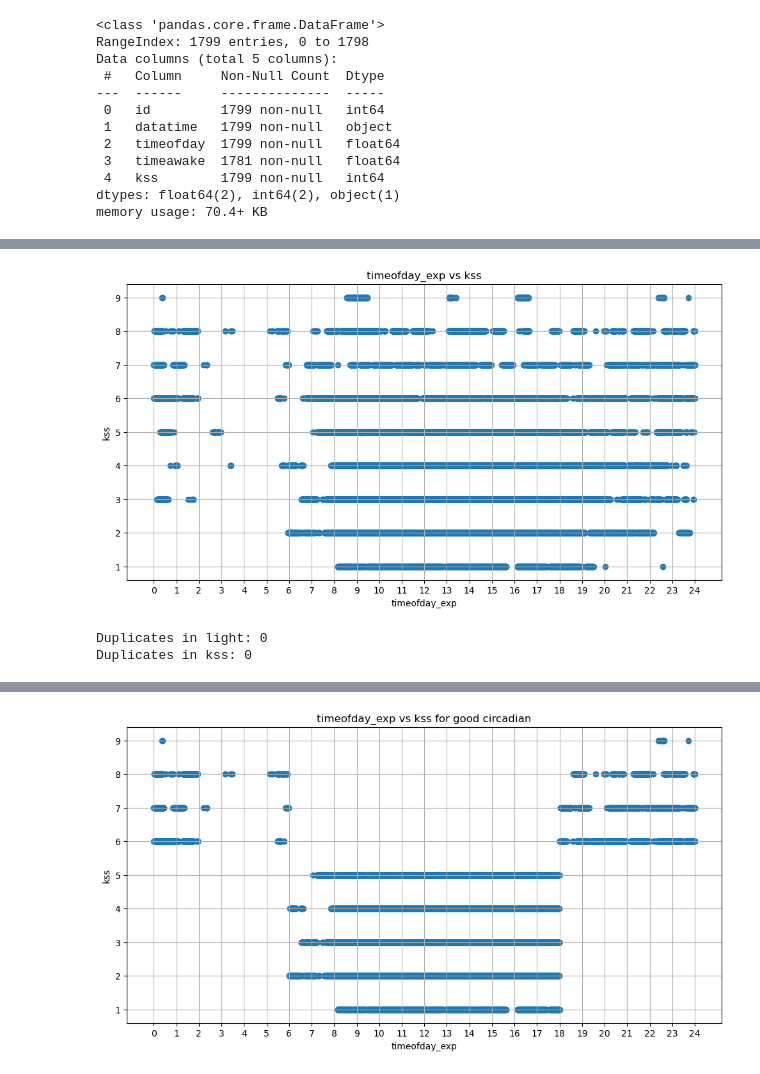
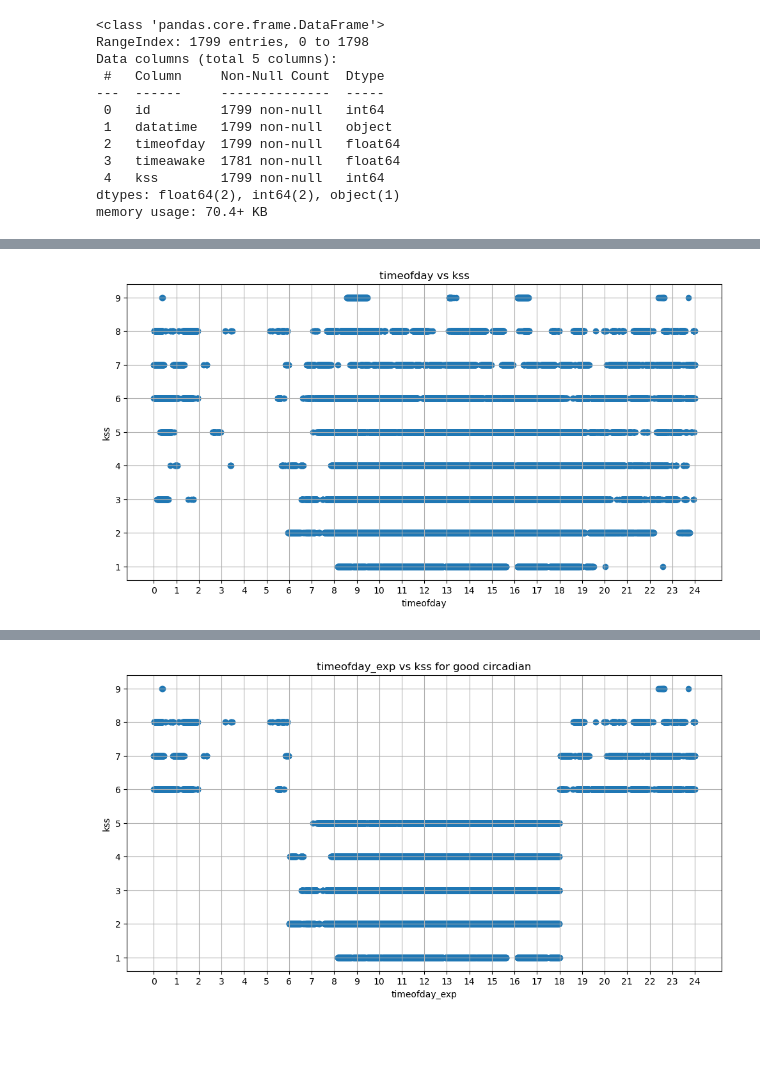
Before and after one commit to kavindalj/CircadiuaLux, a Jupyter notebook: ML/analize.ipynb, the cells around one changed output, grey strips where cells are left out. Saved outputs shown, nothing was run; the diff lists cells and outputs as text; code cells hidden in the pictures; blank space fills up the shorter version.

```diff
--- a/ML/analize.ipynb
+++ b/ML/analize.ipynb
@@ -188,4 +215,6 @@ light = light[light['PhotopicLux'] < 20000]
 # %%
-# Apply rolling average (e.g., 5-sample window)
-light['PhotopicLux'] = light['PhotopicLux'].rolling(window=60, center=True).mean()
-light['MelanopicEDI'] = light['MelanopicEDI'].rolling(window=60, center=True).mean()
+# Apply rolling average (e.g., 3-sample window)
+light['PhotopicLux'] = light['PhotopicLux'].rolling(window=5, center=True).mean()
+light['MelanopicEDI'] = light['MelanopicEDI'].rolling(window=5, center=True).mean()
+#drop NaNs created by the rolling window
+light = light.dropna(subset=['PhotopicLux', 'MelanopicEDI'])
@@ -381,0 +469,2 @@ filtered
+# %%
+filtered = light[light['kss'].notna()].reset_index(drop=True)
@@ -381,0 +487,2 @@ filtered
+# %%
+filtered = filtered.sort_values(by=['id', 'datatime']).reset_index(drop=True)
@@ -382,22 +505,14 @@ filtered
 # %%
 plt.figure(figsize=(12, 6))
-plt.scatter(filtered['timeofday_exp'], filtered['kss'])
-plt.title('timeofday_exp vs kss')
-plt.xlabel('timeofday_exp')
+plt.scatter(filtered['timeofday'], filtered['kss'])
+plt.title('timeofday vs kss')
+plt.xlabel('timeofday')
 plt.ylabel('kss')
 plt.xticks(range(0, 25))
 plt.grid(True)
 plt.show()
 # %% [output]
-[figure, old version]
+[figure, new version]
-# %%
-dupes_light = light.duplicated(subset=['id', 'datatime']).sum()
-dupes_kss = kss.duplicated(subset=['id', 'datatime']).sum()
-print("Duplicates in light:", dupes_light)
-print("Duplicates in kss:", dupes_kss)
-# %% [output]
-Duplicates in light: 0
-Duplicates in kss: 0
 # %%
 filtered.isnull().sum()
 # %% [output]
```
Also changed, not shown: parts of 62 cells of this notebook, 3 other files.
